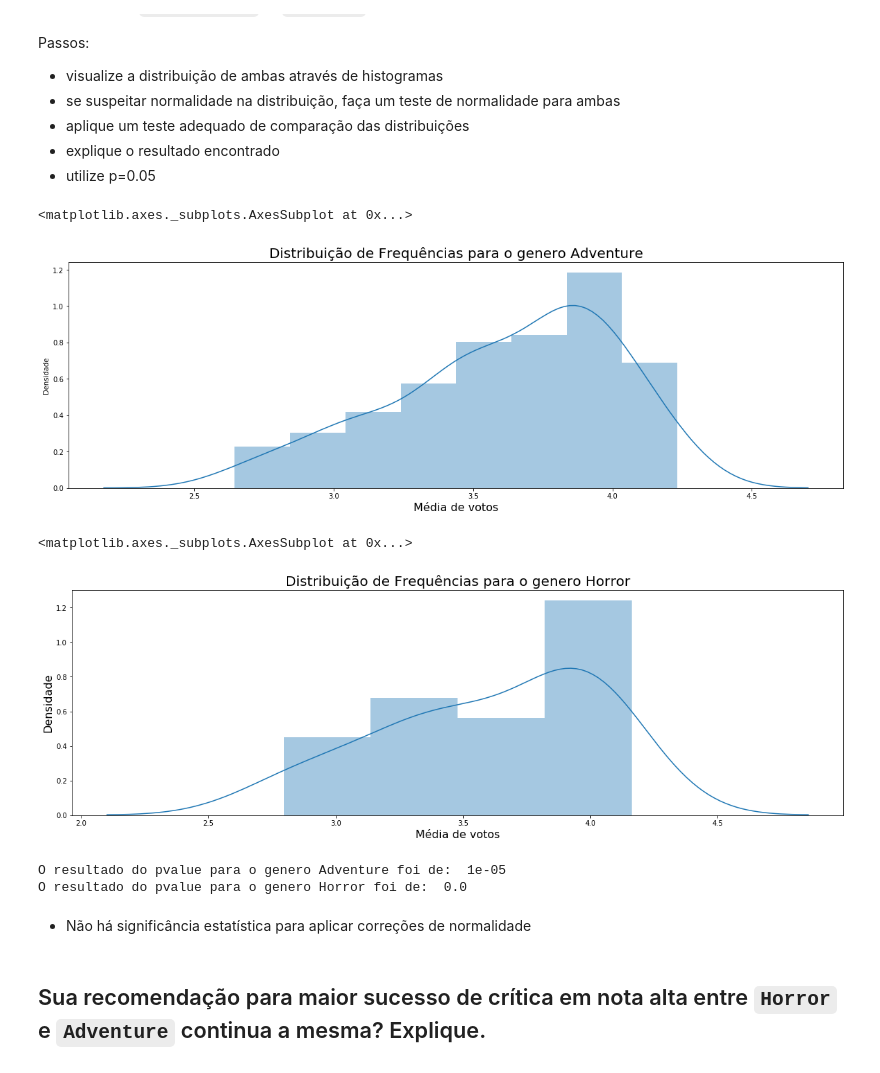
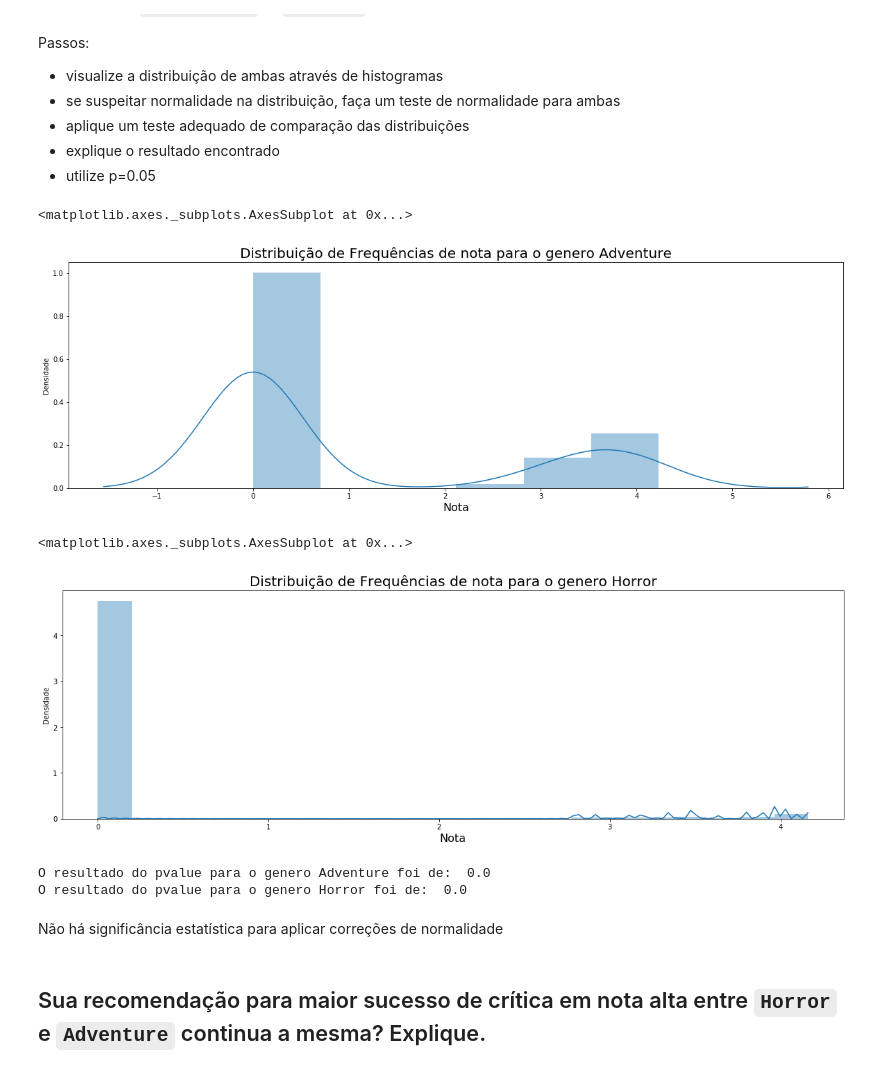
Before and after one commit to pecintra/the-simple-code, a Jupyter notebook: Formação Data Science Alura - Análise exploratória do MovieLens.ipynb, the cells around one changed output. Drawn from its saved outputs; the diff is of its cells as text; code cells hidden in the pictures.

```diff
--- a/Formação Data Science Alura - Análise exploratória do MovieLens.ipynb
+++ b/Formação Data Science Alura - Análise exploratória do MovieLens.ipynb
@@ -98,8 +100,9 @@ filmes.head()
 - os dados `https://raw.githubusercontent.com/alura-cursos/formacao-data-science/master/ratings.csv` devem ser carregado em `notas`
 - renomeie as colunas para `usuarioId`, `filmeId`, `nota` e `momento`
 # %%
-uri_notas = 'https://raw.githubusercontent.com/alura-cursos/formacao-data-science/master/ratings.csv'
-notas = pd.read_csv(uri_notas)
+url_notas = 'https://raw.githubusercontent.com/alura-cursos/formacao-data-science/master/ratings.csv'
+notas = pd.read_csv(url_notas)
+notas.columns=['usuarioId','filmeId','nota','momento']
 # %%
 notas.head()
 # %% [output]
@@ -152,10 +143,12 @@ filmes.head()
 # solução para calcular o total de votos por filme
 total_de_votos = notas.groupby('filmeId').count()
 # %%
-# solução para criar a nova coluna e filtrar os filmes]
-filmes_com_50_ou_mais_votos = total_de_votos.query('nota >= 50')['nota']
-filmes['total_de_votos'] = filmes_com_50_ou_mais_votos
-filmes.dropna(inplace=True)
+# solução para criar a nova coluna e filtrar os filmes
+filmes = filmes.merge(total_de_votos,on='filmeId')
+filmes.rename(columns={'nota':'total_de_votos'}, inplace=True)
+# %%
+filmes.drop(columns=['usuarioId','momento'],axis=1,inplace=True)
+filmes = filmes[filmes.total_de_votos >= 50]
 # %%
 filmes.head()
 # %% [output]
@@ -485 +433,4 @@ adventure_media =  generos_com_nota_media.query('Adventure > 0')['Adventure']
+# %%
+# solução:
+df_nota_media = generos.mul(filmes.nota_media, axis='index')
 # %%
@@ -507,39 +458,41 @@ Passos:
 - utilize p=0.05
 # %%
 # solucao histograma de aventura
-selecao_adventure_media = generos_com_nota_media.query('Adventure > 0')['Adventure']
-ax = sns.distplot(selecao_adventure_media)
+
+ax = sns.distplot(df_nota_media.Adventure)
 ax.figure.set_size_inches(20, 6)
-ax.set_title('Distribuição de Frequências para o genero Adventure', fontsize=20)
-ax.set_xlabel('Média de votos', fontsize=16)
+ax.set_title('Distribuição de Frequências de nota para o genero Adventure', fontsize=20)
+ax.set_xlabel('Nota', fontsize=16)
 ax.set_ylabel('Densidade')
 ax
 # %% [output]
 <matplotlib.axes._subplots.AxesSubplot at 0x...>
-[figure, old version]
+[figure, new version]
 # %%
 # solucao histograma de horror
-selecao_horror_media = generos_com_nota_media.query('Horror > 0')['Horror']
-ax = sns.distplot(selecao_horror_media)
+
+ax = sns.distplot(df_nota_media.Horror)
 ax.figure.set_size_inches(20, 6)
-ax.set_title('Distribuição de Frequências para o genero Horror', fontsize=20)
-ax.set_xlabel('Média de votos', fontsize=16)
-ax.set_ylabel('Densidade', fontsize=16)
+ax.set_title('Distribuição de Frequências de nota para o genero Horror', fontsize=20)
+ax.set_xlabel('Nota', fontsize=16)
+ax.set_ylabel('Densidade')
 ax
 # %% [output]
 <matplotlib.axes._subplots.AxesSubplot at 0x...>
-[figure, old version]
+[figure, new version]
 # %%
 # solucao teste de normalidade ou justificativa para nao utiliza-lo
-pvalue_adventure_media = scipy.stats.normaltest(selecao_adventure_media)
-pvalue_horror_media = scipy.stats.normaltest(selecao_horror)
 
+pvalue_adventure = scipy.stats.normaltest(df_nota_media.Adventure)
+pvalue_horror = scipy.stats.normaltest(df_nota_media.Horror)
+1
 print ('O resultado do pvalue para o genero Adventure foi de: ', pvalue_adventure[1].round(5))
 print ('O resultado do pvalue para o genero Horror foi de: ', pvalue_horror[1].round(5))
 # %% [output]
-O resultado do pvalue para o genero Adventure foi de:  1e-05
+O resultado do pvalue para o genero Adventure foi de:  0.0
 O resultado do pvalue para o genero Horror foi de:  0.0
 # %% [markdown]
-- Não há significância estatística para aplicar correções de normalidade
+
+Não há significância estatística para aplicar correções de normalidade
 # %% [markdown]
 ## Sua recomendação para maior sucesso de crítica em nota alta entre `Horror` e `Adventure` continua a mesma? Explique.
```
Also changed, not shown: parts of 60 cells of this notebook.
